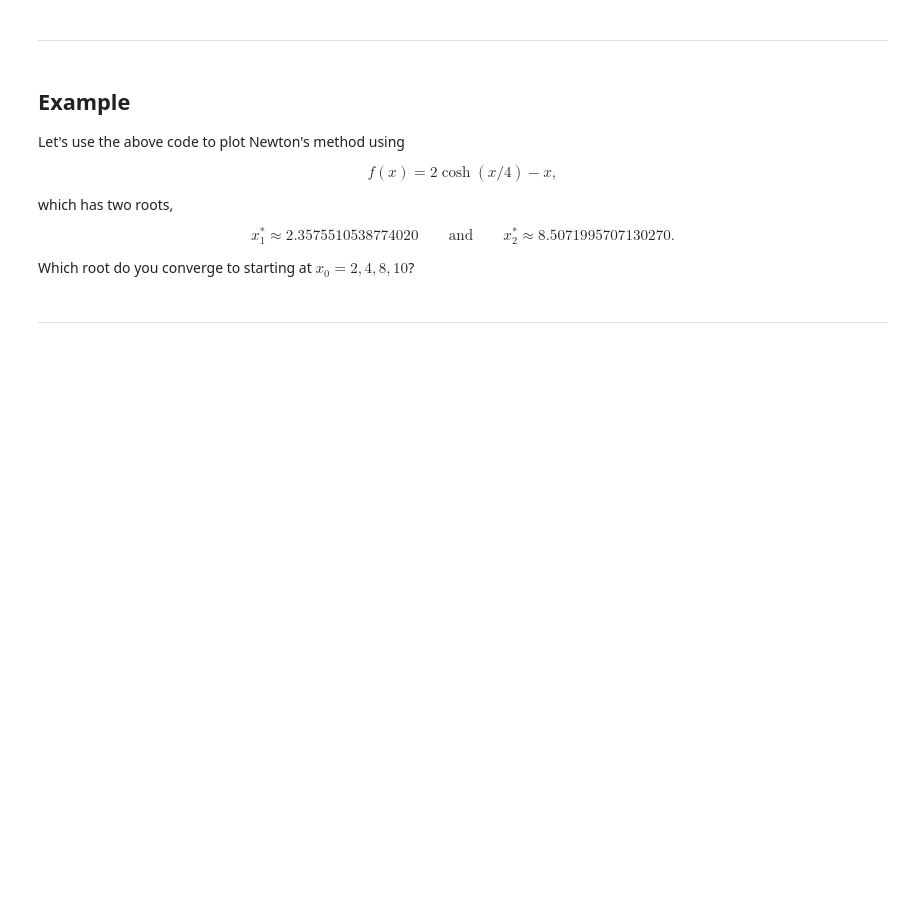
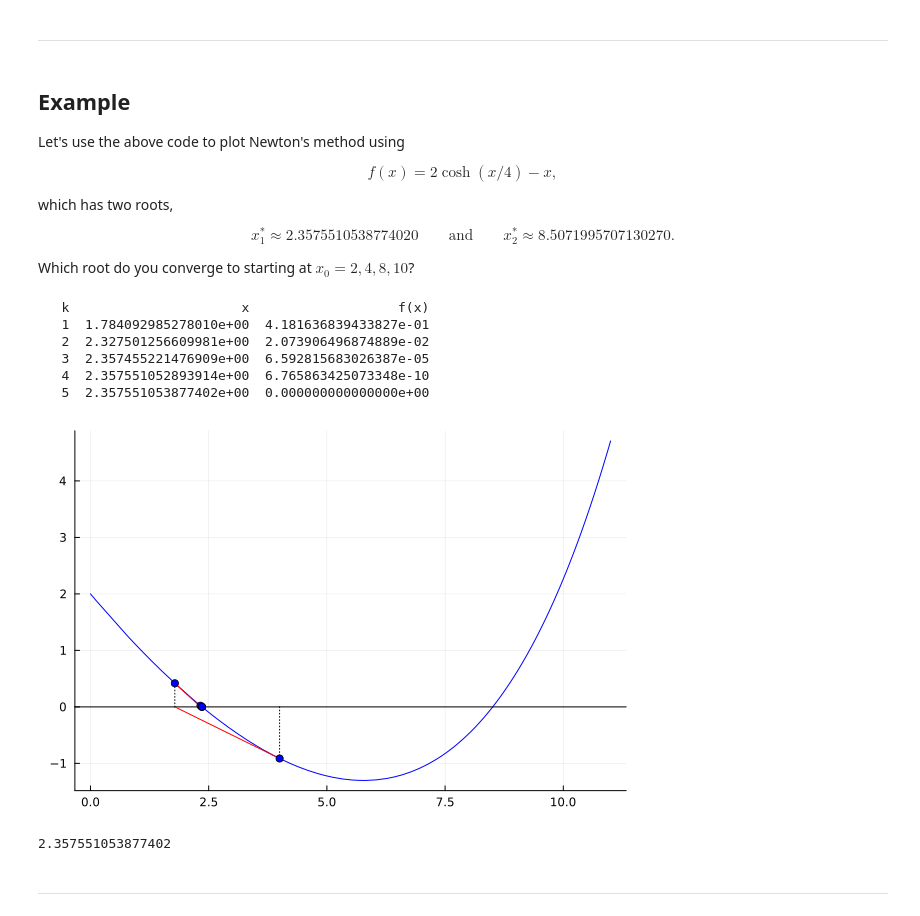
Before and after one commit to math435/20252-lecture-notes, a Jupyter notebook: chapter03/Section 3.4 - Newton's method and variants.ipynb, the cells around one changed output. Saved outputs shown, nothing was run; the diff lists cells and outputs as text; code cells hidden in the pictures; blank space fills up the shorter version.

```diff
--- a/chapter03/Section 3.4 - Newton's method and variants.ipynb
+++ b/chapter03/Section 3.4 - Newton's method and variants.ipynb
@@ -113,8 +126,17 @@ Which root do you converge to starting at $x_0 = 2, 4, 8, 10$?
 # %%
 x = plotnewton(
     x -> 2cosh(x/4) - x,  # f(x)
     x -> .5sinh(x/4) - 1, # f'(x)
-    2.0, 0, 11)
+    4.0, 0, 11)
+# %% [output]
+   k                      x                   f(x)
+   1  1.784092985278010e+00  4.181636839433827e-01
+   2  2.327501256609981e+00  2.073906496874889e-02
+   3  2.357455221476909e+00  6.592815683026387e-05
+   4  2.357551052893914e+00  6.765863425073348e-10
+   5  2.357551053877402e+00  0.000000000000000e+00
+[figure, added]
+2.357551053877402
 # %% [markdown]
 ---
 # %% [markdown]
```
Also changed, not shown: parts of 9 cells of this notebook, 1 other file.
